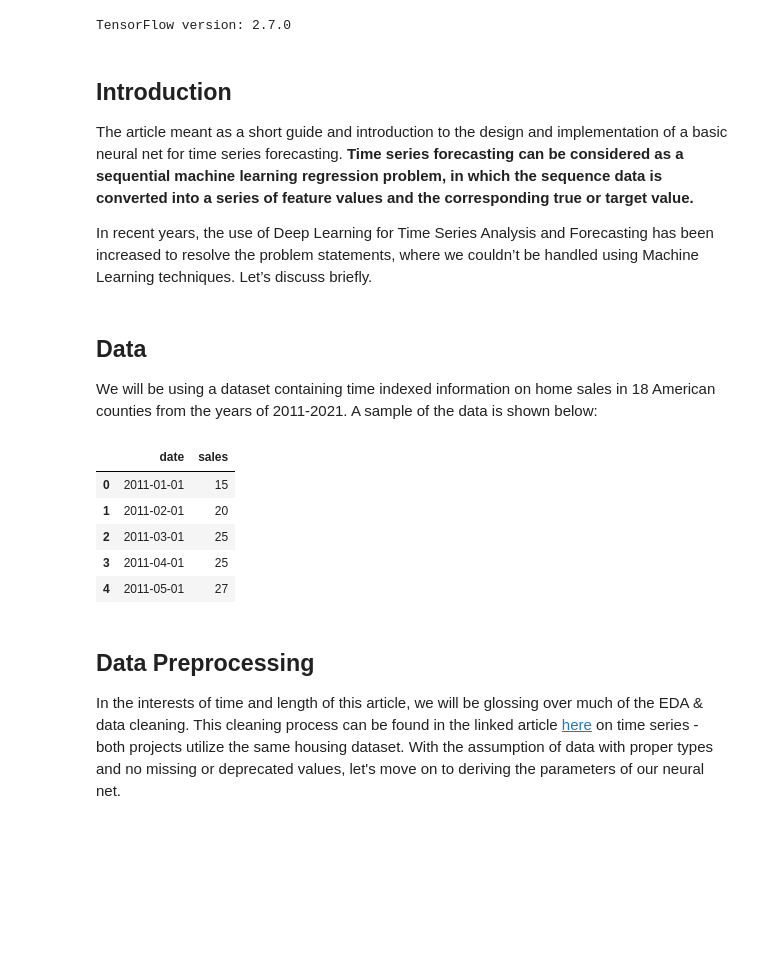
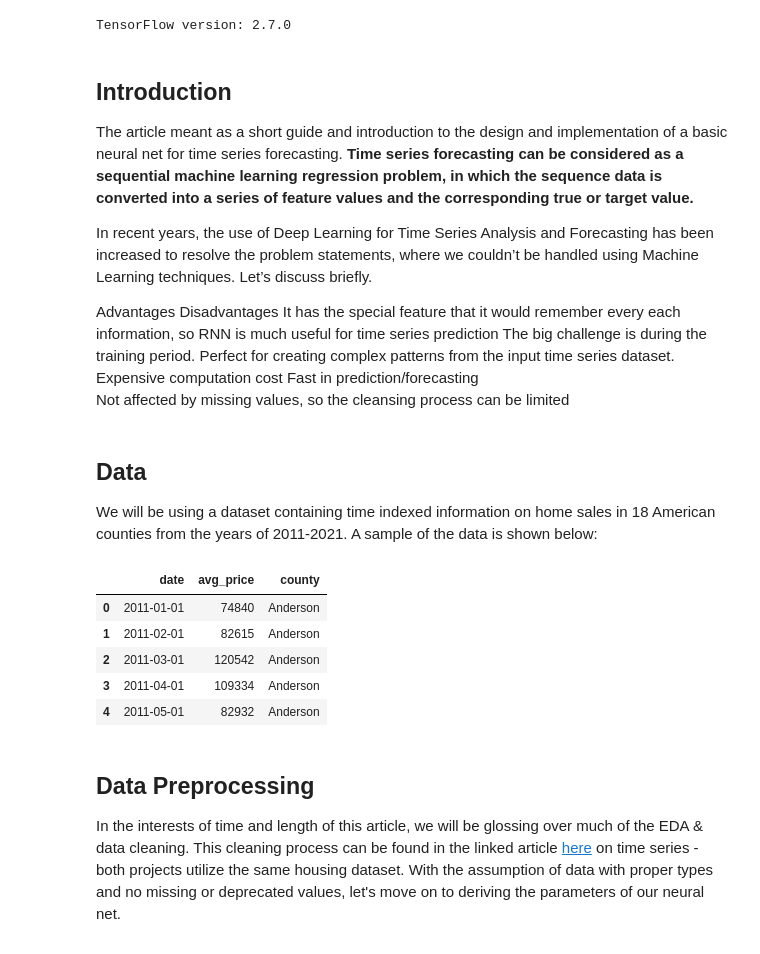
Before and after one commit to AndrewM1130/python-ml-projects, a Jupyter notebook: neural-net.ipynb, the cells around one changed output. Saved outputs shown, nothing was run; the diff lists cells and outputs as text; code cells hidden in the pictures; blank space fills up the shorter version.

```diff
--- a/neural-net.ipynb
+++ b/neural-net.ipynb
@@ -25,6 +25,12 @@ TensorFlow version: 2.7.0
 The article meant as a short guide and introduction to the design and implementation of a basic neural net for time series forecasting. **Time series forecasting can be considered as a sequential machine learning regression problem, in which the sequence data is converted into a series of feature values and the corresponding true or target value.**
 
 In recent years, the use of Deep Learning for Time Series Analysis and Forecasting has been increased to resolve the problem statements, where we couldn’t be handled using Machine Learning techniques. Let’s discuss briefly.
+
+Advantages 	Disadvantages
+It has the special feature that it would remember every each information, so RNN is much useful for time series prediction	The big challenge is during the training period.
+Perfect for creating complex patterns from the input time series dataset.	Expensive computation cost
+Fast in prediction/forecasting
+Not affected by missing values, so the cleansing process can be limited
 # %% [markdown]
 ## Data
 
@@ -32,15 +38,16 @@ We will be using a dataset containing time indexed information on home sales in
 # %%
 ## import & concat out three housing datasets
 path = '/Users/andrewma/Desktop/Stat-Notes/data/'
-df = pd.read_csv('data/texas_housing.csv')
-df[['date','sales']].head(5)
+master = pd.read_csv('data/texas_housing.csv')
+df = master[['date','avg_price','county']]
+df.head(5)
 # %% [output]
-|  | date | sales |
-| 0 | 2011-01-01 | 15 |
-| 1 | 2011-02-01 | 20 |
-| 2 | 2011-03-01 | 25 |
-| 3 | 2011-04-01 | 25 |
-| 4 | 2011-05-01 | 27 |
+|  | date | avg_price | county |
+| 0 | 2011-01-01 | 74840 | Anderson |
+| 1 | 2011-02-01 | 82615 | Anderson |
+| 2 | 2011-03-01 | 120542 | Anderson |
+| 3 | 2011-04-01 | 109334 | Anderson |
+| 4 | 2011-05-01 | 82932 | Anderson |
 # %% [markdown]
 ## Data Preprocessing
 
```
Also changed, not shown: parts of 3 cells of this notebook.
